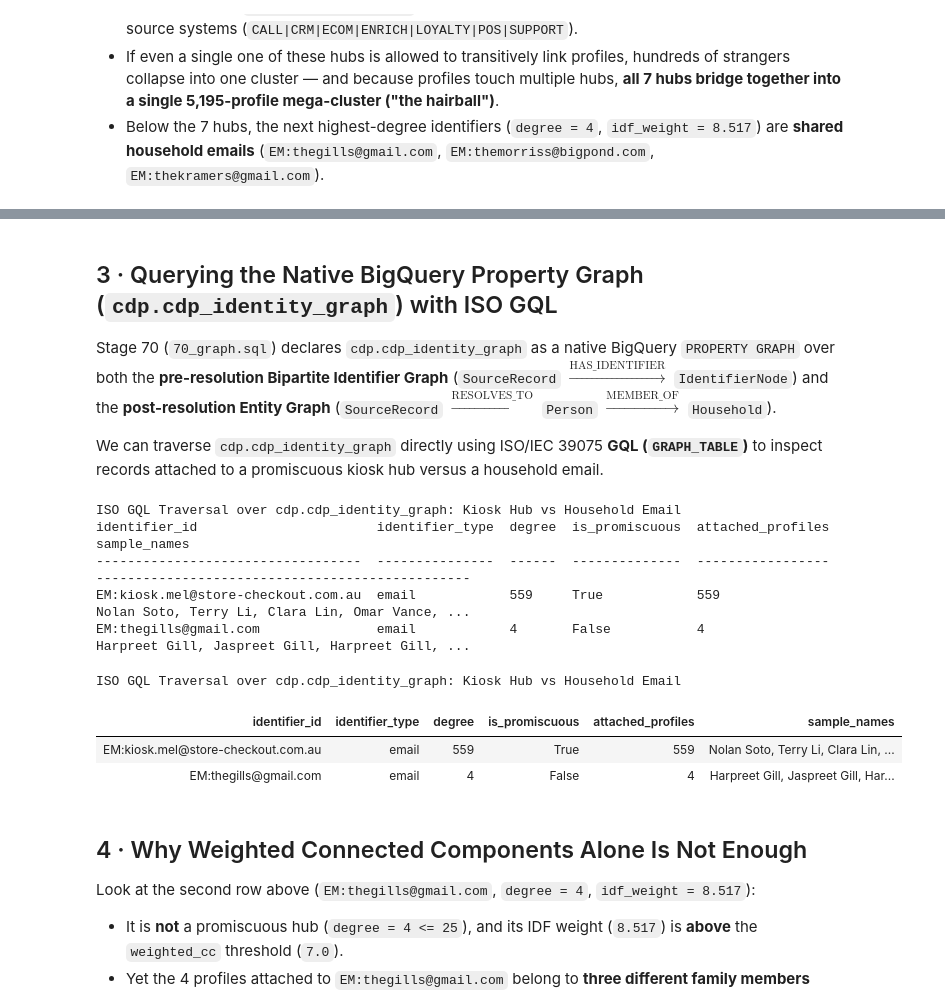
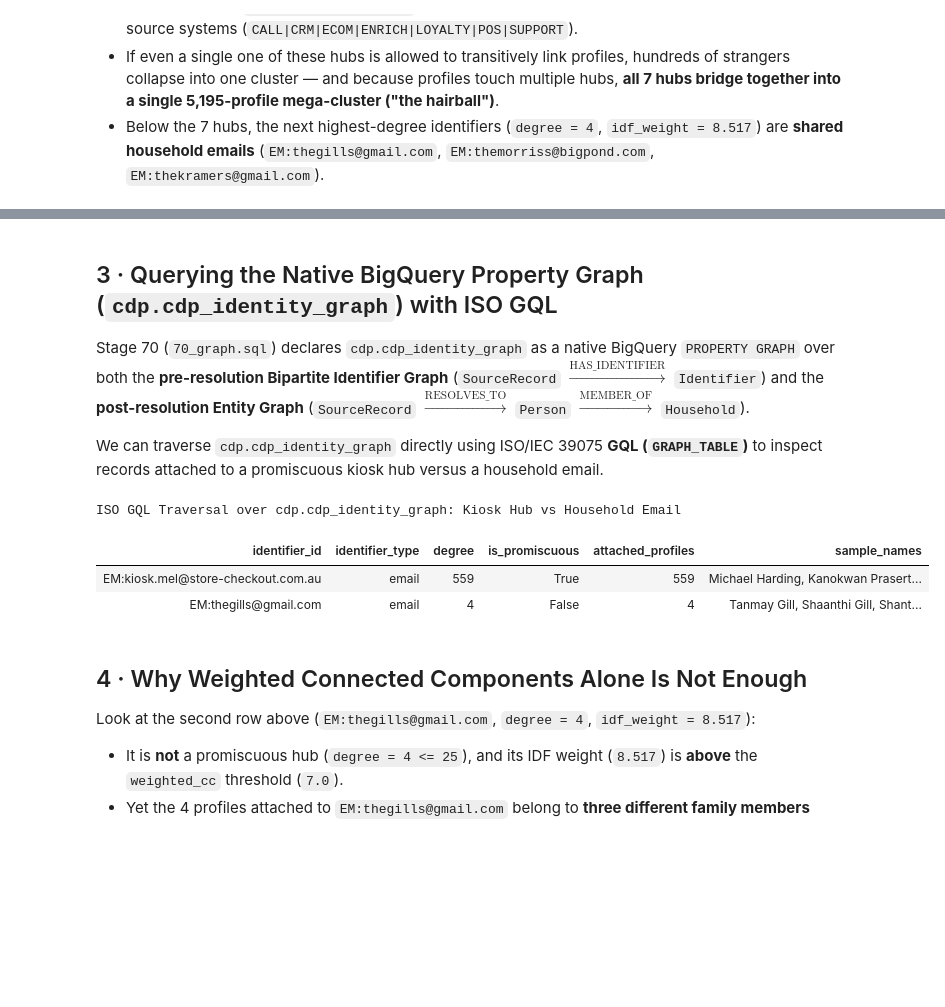
Before and after one commit to MattATurner/bigquery-cdp, a Jupyter notebook: demo/notebooks/02_graph_pathology_and_rarity.ipynb, the cells around one changed output, grey strips where cells are left out. Cells and saved outputs as stored; diff of their text form; code cells hidden in the pictures; blank space fills up the shorter version.

```diff
--- a/demo/notebooks/02_graph_pathology_and_rarity.ipynb
+++ b/demo/notebooks/02_graph_pathology_and_rarity.ipynb
@@ -151,43 +129,38 @@ Top High-Degree Identifiers: Store Kiosk Hubs vs Shared Household Emails (cdp.id
 # %% [markdown]
 ## 3 · Querying the Native BigQuery Property Graph (`cdp.cdp_identity_graph`) with ISO GQL
 
-Stage 70 (`70_graph.sql`) declares `cdp.cdp_identity_graph` as a native BigQuery `PROPERTY GRAPH` over both the **pre-resolution Bipartite Identifier Graph** (`SourceRecord` $\xrightarrow{\text{HAS\_IDENTIFIER}}$ `IdentifierNode`) and the **post-resolution Entity Graph** (`SourceRecord` $\xrightarrow{\text{RESOLVES\_TO}}$ `Person` $\xrightarrow{\text{MEMBER\_OF}}$ `Household`).
+Stage 70 (`70_graph.sql`) declares `cdp.cdp_identity_graph` as a native BigQuery `PROPERTY GRAPH` over both the **pre-resolution Bipartite Identifier Graph** (`SourceRecord` $\xrightarrow{\text{HAS\_IDENTIFIER}}$ `Identifier`) and the **post-resolution Entity Graph** (`SourceRecord` $\xrightarrow{\text{RESOLVES\_TO}}$ `Person` $\xrightarrow{\text{MEMBER\_OF}}$ `Household`).
 
 We can traverse `cdp.cdp_identity_graph` directly using ISO/IEC 39075 **GQL (`GRAPH_TABLE`)** to inspect records attached to a promiscuous kiosk hub versus a household email.
 # %%
 %%bigquery df_gql_hub
 SELECT
   identifier_id,
   identifier_type,
   degree,
   is_promiscuous,
   COUNT(record_id) AS attached_profiles,
   STRING_AGG( raw_name, ', ' ORDER BY record_id LIMIT 5 ) AS sample_names
 FROM GRAPH_TABLE(
   `cdp.cdp_identity_graph`
-  MATCH (r:SourceRecord)-[h:HAS_IDENTIFIER]->(i:IdentifierNode)
+  MATCH (r:SourceRecord)-[h:HAS_IDENTIFIER]->(i:Identifier)
   WHERE i.identifier_id IN ('EM:kiosk.mel@store-checkout.com.au', 'EM:thegills@gmail.com')
   COLUMNS (
     i.identifier_id AS identifier_id,
     i.identifier_type AS identifier_type,
     i.degree AS degree,
     i.is_promiscuous AS is_promiscuous,
     r.record_id AS record_id,
     r.raw_name AS raw_name
   )
 )
 GROUP BY identifier_id, identifier_type, degree, is_promiscuous
 ORDER BY degree DESC
 # %% [output]
 ISO GQL Traversal over cdp.cdp_identity_graph: Kiosk Hub vs Household Email
-identifier_id                       identifier_type  degree  is_promiscuous  attached_profiles  sample_names
-----------------------------------  ---------------  ------  --------------  -----------------  ------------------------------------------------
-EM:kiosk.mel@store-checkout.com.au  email            559     True            559                Nolan Soto, Terry Li, Clara Lin, Omar Vance, ...
-EM:thegills@gmail.com               email            4       False           4                  Harpreet Gill, Jaspreet Gill, Harpreet Gill, ...
-ISO GQL Traversal over cdp.cdp_identity_graph: Kiosk Hub vs Household Email
 | identifier_id | identifier_type | degree | is_promiscuous | attached_profiles | sample_names |
-| EM:kiosk.mel@store-checkout.com.au | email | 559 | True | 559 | Nolan Soto, Terry Li, Clara Lin, ... |
-| EM:thegills@gmail.com | email | 4 | False | 4 | Harpreet Gill, Jaspreet Gill, Har... |
+| EM:kiosk.mel@store-checkout.com.au | email | 559 | True | 559 | Michael Harding, Kanokwan Prasert... |
+| EM:thegills@gmail.com | email | 4 | False | 4 | Tanmay Gill, Shaanthi Gill, Shant... |
 # %% [markdown]
 ## 4 · Why Weighted Connected Components Alone Is Not Enough
 
```
Also changed, not shown: parts of 2 cells of this notebook, 25 other files.
